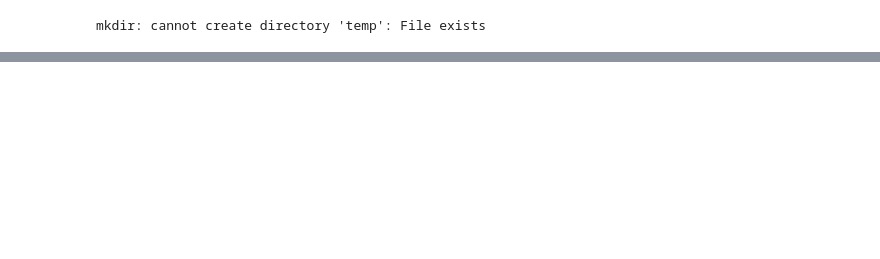
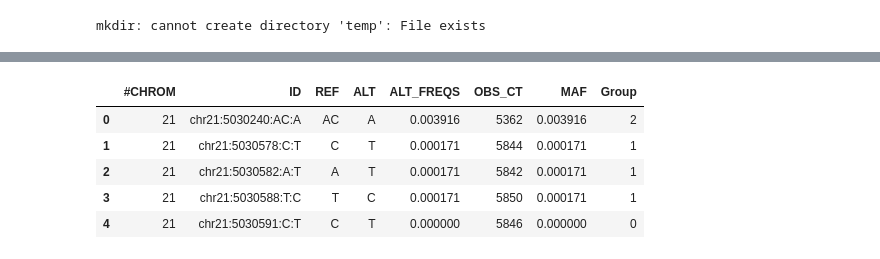
Before and after one commit to dvitale199/rare_variants, a Jupyter notebook: rare_variant_analysis.ipynb, the cells around one changed output, grey strips where cells are left out. Saved outputs shown, nothing was run; the diff lists cells and outputs as text; code cells hidden in the pictures; blank space fills up the shorter version.

```diff
--- a/rare_variant_analysis.ipynb
+++ b/rare_variant_analysis.ipynb
@@ -90,10 +96,12 @@ print(f'{plinkcmd}')
 # %%
 from dask.distributed import Client, progress
 # client should match the qued number of threads
-client = Client(processes=False, threads_per_worker=2,
-                n_workers=2, memory_limit='30GB')
+# client = Client(processes=False, threads_per_worker=2,
+#                 n_workers=2, memory_limit='30GB')
 # import dask
 import dask.dataframe as dd
+
+#try testing fewer maf bins
 def MAFbin(x):
     if x>0:
         if x<0.001:
@@ -102,13 +110,32 @@ def MAFbin(x):
             return(2)
         elif x<0.1:
             return(3)
-        elif x<0.2:
+        elif x<0.25:
             return(4)
-        elif x<0.3:
+        elif x<0.5:
             return(5)
-        elif x<0.4:
+        else:
             return(6)
-        else:
-            return(7)
     else:
         return(0)
+
+
+
+# def MAFbin(x):
+#     if x>0:
+#         if x<0.001:
+#             return(1)
+#         elif x<0.01:
+#             return(2)
+#         elif x<0.1:
+#             return(3)
+#         elif x<0.2:
+#             return(4)
+#         elif x<0.3:
+#             return(5)
+#         elif x<0.4:
+#             return(6)
+#         else:
+#             return(7)
+#     else:
+#         return(0)
@@ -132,0 +200,15 @@ for chrnum in range(1,23):
+# %%
+freqfile = f'freq.21'
+
+df = pd.read_csv(f'{freqfile}.afreq', sep='\t')
+df['MAF'] = df.ALT_FREQS.where(cond=df.ALT_FREQS<=0.5, other=1-df.ALT_FREQS)
+# %%
+df['Group'] = df.MAF.apply(MAFbin)
+df.head()
+# %% [output]
+|  | #CHROM | ID | REF | ALT | ALT_FREQS | OBS_CT | MAF | Group |
+| 0 | 21 | chr21:5030240:AC:A | AC | A | 0.003916 | 5362 | 0.003916 | 2 |
+| 1 | 21 | chr21:5030578:C:T | C | T | 0.000171 | 5844 | 0.000171 | 1 |
+| 2 | 21 | chr21:5030582:A:T | A | T | 0.000171 | 5842 | 0.000171 | 1 |
+| 3 | 21 | chr21:5030588:T:C | T | C | 0.000171 | 5850 | 0.000171 | 1 |
+| 4 | 21 | chr21:5030591:C:T | C | T | 0.000000 | 5846 | 0.000000 | 0 |
```
Also changed, not shown: parts of 25 cells of this notebook.
